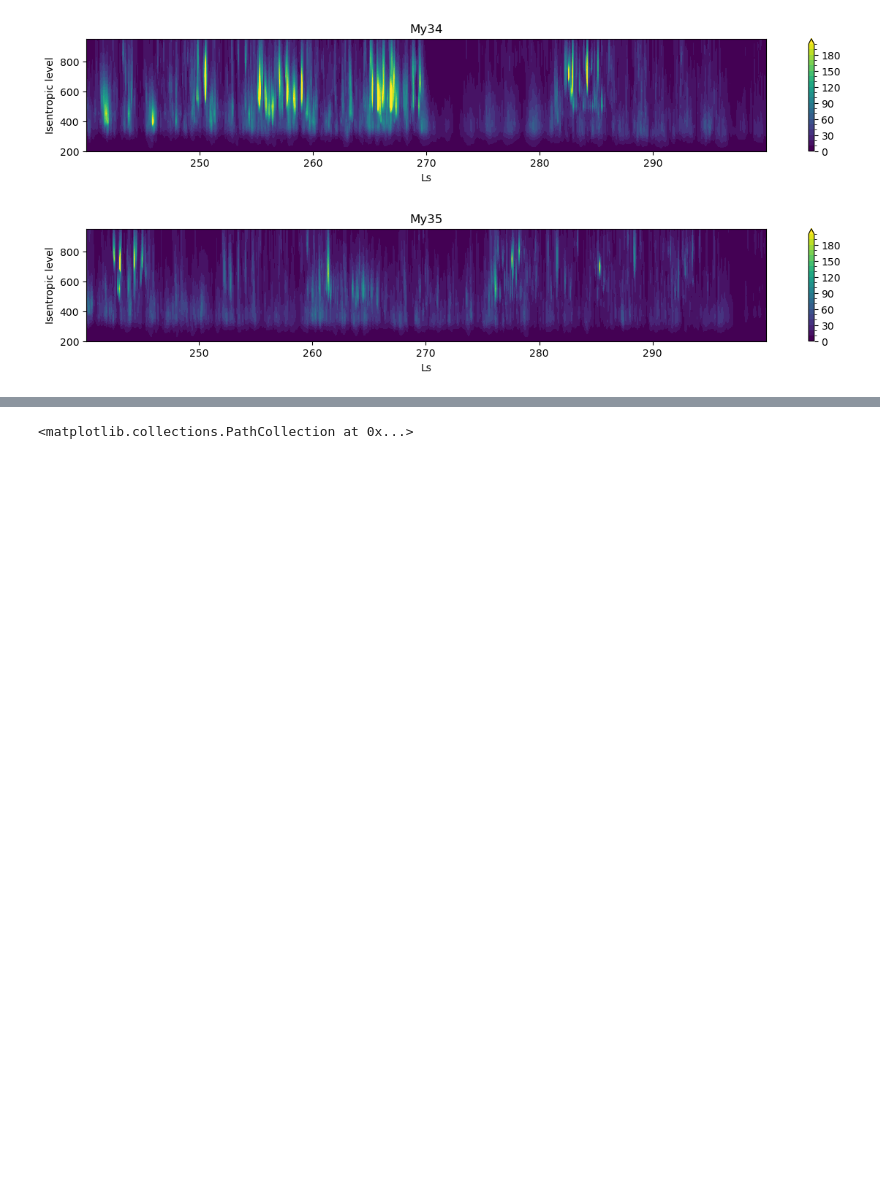
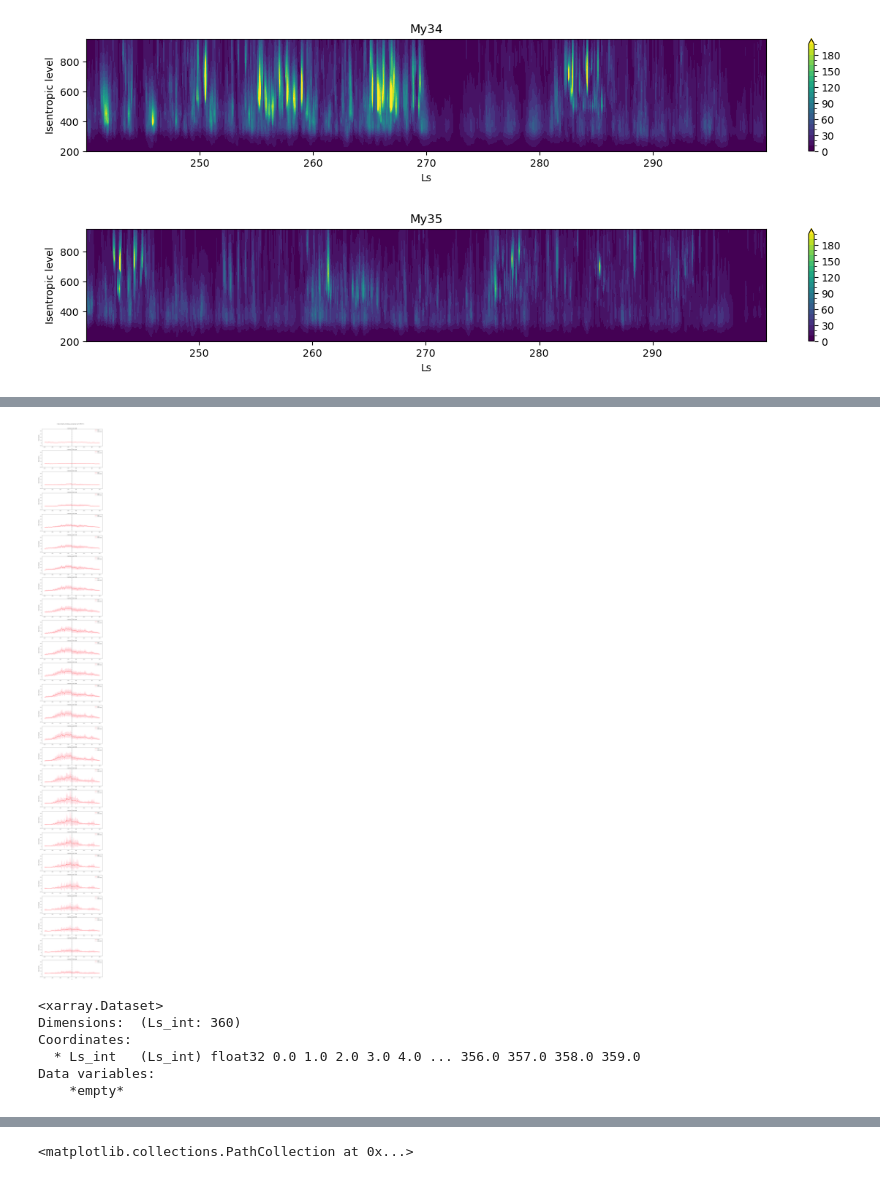
Before and after one commit to 12shughes/Reanalysis, a Jupyter notebook: playing_eddy_enstrophy_plots.ipynb, the cells around one changed output, grey strips where cells are left out. Drawn from its saved outputs; the diff is of its cells as text; code cells hidden in the pictures; blank space fills up the shorter version.

```diff
--- a/playing_eddy_enstrophy_plots.ipynb
+++ b/playing_eddy_enstrophy_plots.ipynb
@@ -103,0 +133,54 @@ plt.colorbar()
+# %%
+import xarray as xr
+import numpy as np
+import matplotlib.pyplot as plt
+
+islev = 000
+Lsmin = 200
+Lsmax = 340
+
+years = [27, 28, 29, 30, 31, 32, 33, 34, 35]
+path = '/disco/share/sh1293/OpenMARS_data/Eddy_enstrophy/'
+i = 0
+for year in years:
+    da = xr.open_dataarray(path + 'lev%03d_my%02d.nc' %(islev, year))
+    da = da.assign_coords({'MY':year})
+    #daw = da.where(Lsmin <= da.Ls, drop = True).where(da.Ls <= Lsmax, drop = True)
+    da['Ls_int'] = np.floor(da['Ls'])
+    if i == 0:
+        d = da
+    else:
+        d = xr.concat([d, da], dim = 'time')
+    i+=1
+d1_mean = d.groupby('Ls_int').mean()
+d1_std = d.groupby('Ls_int').std()
+d1_mean = d1_mean.to_dataset(name = 'eemean')
+d1_std = d1_std.to_dataset(name = 'eestd')
+d1 = xr.merge([d1_mean, d1_std])
+d1['upper'] = d1.eemean + d1.eestd
+d1['lower'] = d1.eemean - d1.eestd
+fig, axs = plt.subplots(len(d1.level), 1, figsize = (12, 4 * len(d1.level)), sharey = True)
+plt.suptitle('Eddy enstrophy climatology, averaged per Ls for MY27-35', fontsize = 12)
+j = 0
+axs[j].set_ylim(top = 93, bottom = -23)
+for lev in d1.level:
+    d2 = d1.where(d1.level == lev, drop = True)
+    d2 = d2.where(Lsmin <= d2.Ls_int, drop = True).where(d2.Ls_int <= Lsmax, drop = True)
+    plot = axs[j].plot(d2.Ls_int, d2.eemean[:,0], color = 'red', label = 'mean')
+    shade = axs[j].fill_between(d2.Ls_int, d2.lower[:,0], d2.upper[:,0],
+                                color = 'pink', alpha = 0.5, edgecolor = 'None', label = 'mean±1std')
+    dash = axs[j].plot([270, 270], [-100, 800], '--', color = 'black')
+    axs[j].set_xlabel('Ls')
+    axs[j].set_ylabel('Eddy enstrophy')
+    axs[j].set_title('Isentropic level %03dK' %(lev))
+    axs[j].legend()
+    j+=1
+fig.tight_layout()
+fig.subplots_adjust(top=0.97)
+#plt.savefig(path + '/Plots/climatology_Ls%03d-%03d.pdf' %(Lsmin, Lsmax))
+#plt.figure(figsize = (12, 8))
+#plt.plot(d1.Ls_int, d1.eemean[:,4], color = 'red')
+#plt.fill_between(d1.Ls_int, d1.lower[:,4], d1.upper[:,4],
+                 #color = 'pink', alpha = 0.5, edgecolor = 'None')
+# %% [output]
+[figure, added]
@@ -103,0 +189,10 @@ plt.colorbar()
+# %%
+d3 = d2.drop_dims('level')
+d3
+# %% [output]
+<xarray.Dataset>
+Dimensions:  (Ls_int: 360)
+Coordinates:
+  * Ls_int   (Ls_int) float32 0.0 1.0 2.0 3.0 4.0 ... 356.0 357.0 358.0 359.0
+Data variables:
+    *empty*
```
Also changed, not shown: parts of 14 cells of this notebook.
